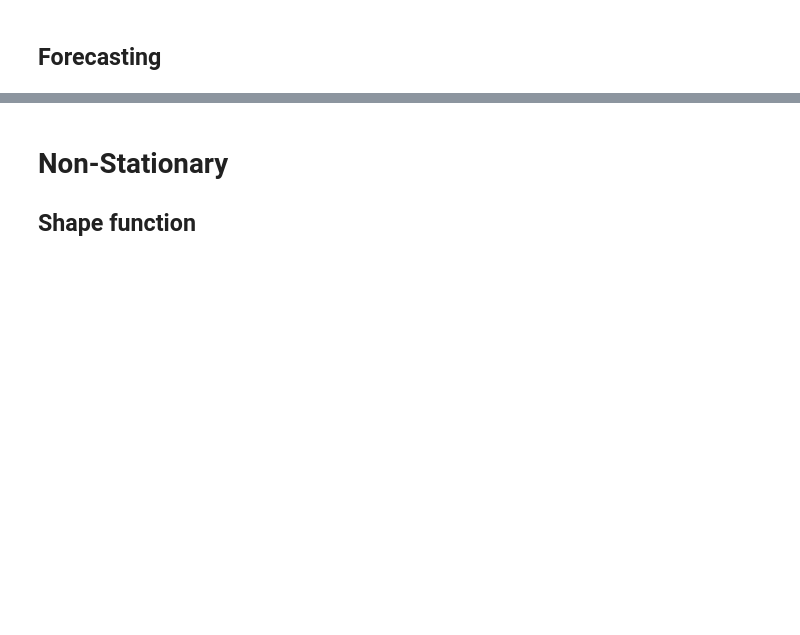
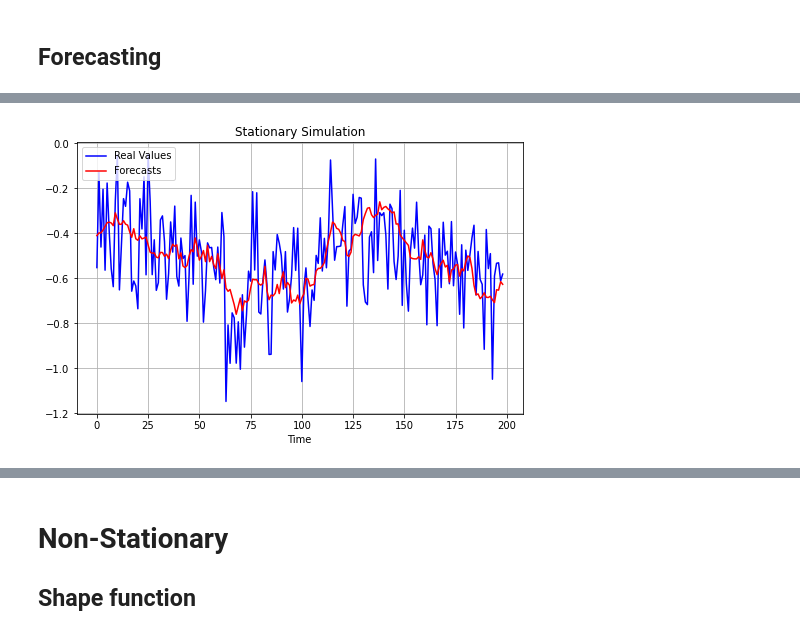
Before and after one commit to isVy08/ESTF, a Jupyter notebook: viz.ipynb, the cells around one changed output, grey strips where cells are left out. Saved outputs shown, nothing was run; the diff lists cells and outputs as text; code cells hidden in the pictures; blank space fills up the shorter version.

```diff
--- a/viz.ipynb
+++ b/viz.ipynb
@@ -139,12 +149,14 @@ actual.shape, forecast.shape
 # %%
 plt.figure(figsize=(8,5))
 f, t = 300, 499
-loc = 8
+loc = 2
 plt.plot(actual[loc, f:t], c='b', label='Real Values')
 plt.plot(forecast[loc, f+1:t+1], c='r', label='Forecasts')
 plt.xlabel('Time')
 plt.legend(fontsize='medium', loc='upper left')
 plt.title('Stationary Simulation')
 plt.grid()
-plt.savefig("viz/st_sim/sample.pdf", dpi=150)
+# plt.savefig("viz/st_sim/sample.pdf", dpi=150)
+# %% [output]
+[figure, added]
 # %%
```
Also changed, not shown: parts of 22 cells of this notebook, 8 other files.
